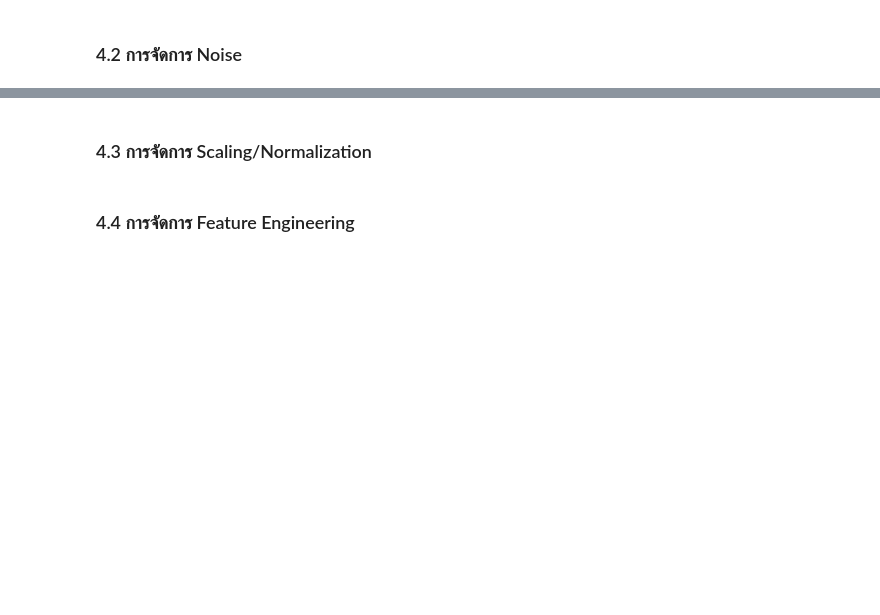
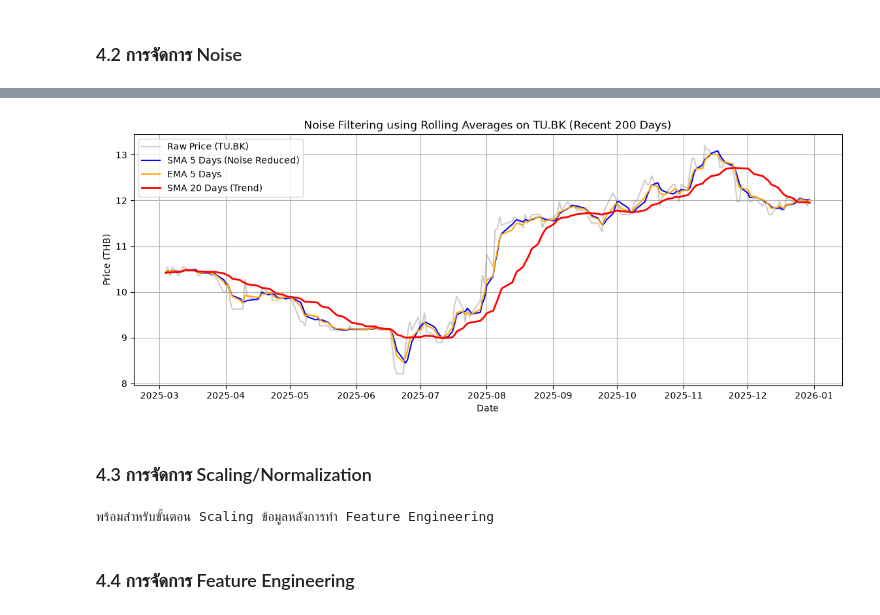
Before and after one commit to kkshaolin/TimeSeriesForecastingModels, a Jupyter notebook: main.ipynb, the cells around one changed output, grey strips where cells are left out. Cells and saved outputs as stored; diff of their text form; code cells hidden in the pictures; blank space fills up the shorter version.

```diff
--- a/main.ipynb
+++ b/main.ipynb
@@ -242,4 +330,60 @@ Missing Values
+# %%
+# คำนวณ Simple Moving Average (SMA) และ Exponential Moving Average (EMA) เพื่อลด Noise
+target_stock = "TU.BK"
+noise_df = pd.DataFrame(index=df.index)
+noise_df["Raw"] = df[target_stock]
+noise_df["SMA_5D"] = df[target_stock].rolling(window=5).mean()
+noise_df["EMA_5D"] = df[target_stock].ewm(span=5, adjust=False).mean()
+noise_df["SMA_20D"] = df[target_stock].rolling(window=20).mean()
+
+# พล็อตกราฟเปรียบเทียบข้อมูลดิบกับสัญญาณที่กรอง Noise แล้ว
+plt.figure(figsize=(14, 5))
+plt.plot(
+    noise_df.index[-200:],
+    noise_df["Raw"][-200:],
+    label="Raw Price (TU.BK)",
+    alpha=0.4,
+    color="gray",
+)
+plt.plot(
+    noise_df.index[-200:],
+    noise_df["SMA_5D"][-200:],
+    label="SMA 5 Days (Noise Reduced)",
+    color="blue",
+    linewidth=1.5,
+)
+plt.plot(
+    noise_df.index[-200:],
+    noise_df["EMA_5D"][-200:],
+    label="EMA 5 Days",
+    color="orange",
+    linewidth=1.5,
+)
+plt.plot(
+    noise_df.index[-200:],
+    noise_df["SMA_20D"][-200:],
+    label="SMA 20 Days (Trend)",
+    color="red",
+    linewidth=2,
+)
+plt.title("Noise Filtering using Rolling Averages on TU.BK (Recent 200 Days)")
+plt.xlabel("Date")
+plt.ylabel("Price (THB)")
+plt.legend()
+plt.show()
+# %% [output]
+[figure, added]
 # %% [markdown]
 ### 4.3 การจัดการ Scaling/Normalization
+# %%
+from sklearn.preprocessing import MinMaxScaler, StandardScaler
+
+# แนวทางการทำ Scaling: จะต้อง Fit เฉพาะบน Training Set เท่านั้น แล้วจึงนำไป Transform Val และ Test
+scaler_standard = StandardScaler()
+scaler_minmax = MinMaxScaler(feature_range=(0, 1))
+
+print("พร้อมสำหรับขั้นตอน Scaling ข้อมูลหลังการทำ Feature Engineering")
+# %% [output]
+พร้อมสำหรับขั้นตอน Scaling ข้อมูลหลังการทำ Feature Engineering
 # %% [markdown]
 ### 4.4 การจัดการ Feature Engineering
```
Also changed, not shown: parts of 11 cells of this notebook.
